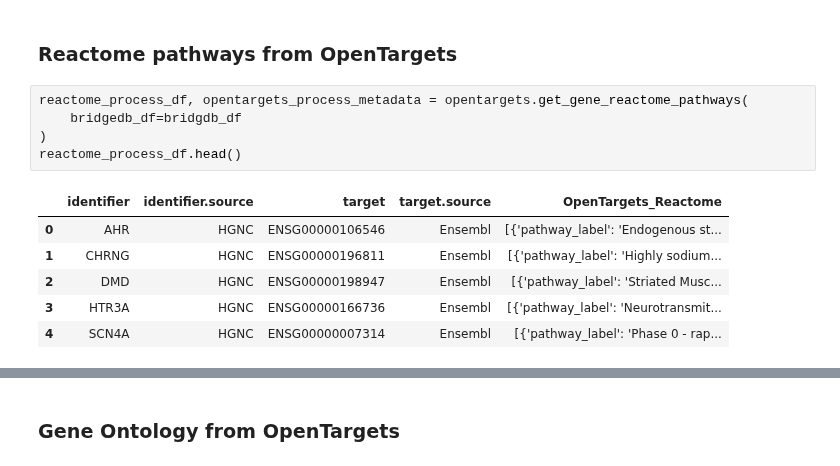
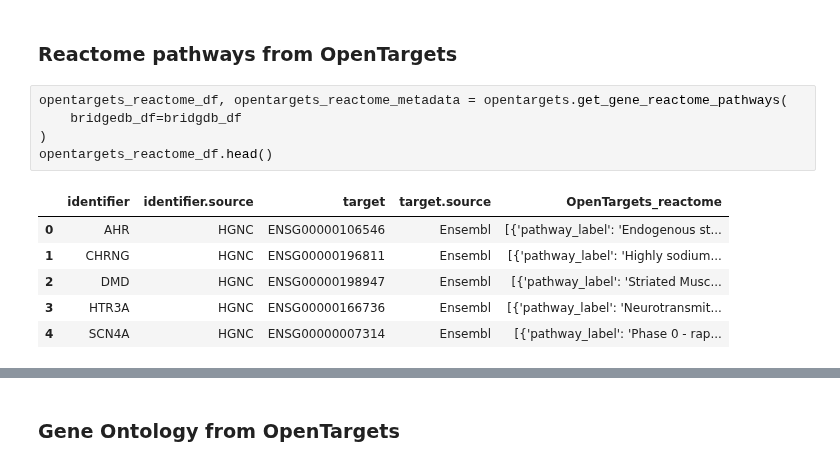
Before and after one commit to BioDataFuse/pyBiodatafuse, a Jupyter notebook: examples/gene_to_graph_workflow.ipynb, the cells around one changed output, grey strips where cells are left out. Drawn from its saved outputs; the diff is of its cells as text.

```diff
--- a/examples/gene_to_graph_workflow.ipynb
+++ b/examples/gene_to_graph_workflow.ipynb
@@ -304,12 +315,12 @@ wikipathways_df[WIKIPATHWAYS][0]
 # %% [markdown]
 ### Reactome pathways from OpenTargets
 # %%
-reactome_process_df, opentargets_process_metadata = opentargets.get_gene_reactome_pathways(
+opentargets_reactome_df, opentargets_reactome_metadata = opentargets.get_gene_reactome_pathways(
     bridgedb_df=bridgdb_df
 )
-reactome_process_df.head()
+opentargets_reactome_df.head()
 # %% [output]
-|  | identifier | identifier.source | target | target.source | OpenTargets_Reactome |
+|  | identifier | identifier.source | target | target.source | OpenTargets_reactome |
 | 0 | AHR | HGNC | ENSG00000106546 | Ensembl | [{'pathway_label': 'Endogenous st... |
 | 1 | CHRNG | HGNC | ENSG00000196811 | Ensembl | [{'pathway_label': 'Highly sodium... |
 | 2 | DMD | HGNC | ENSG00000198947 | Ensembl | [{'pathway_label': 'Striated Musc... |
```
Also changed, not shown: parts of 40 cells of this notebook.
